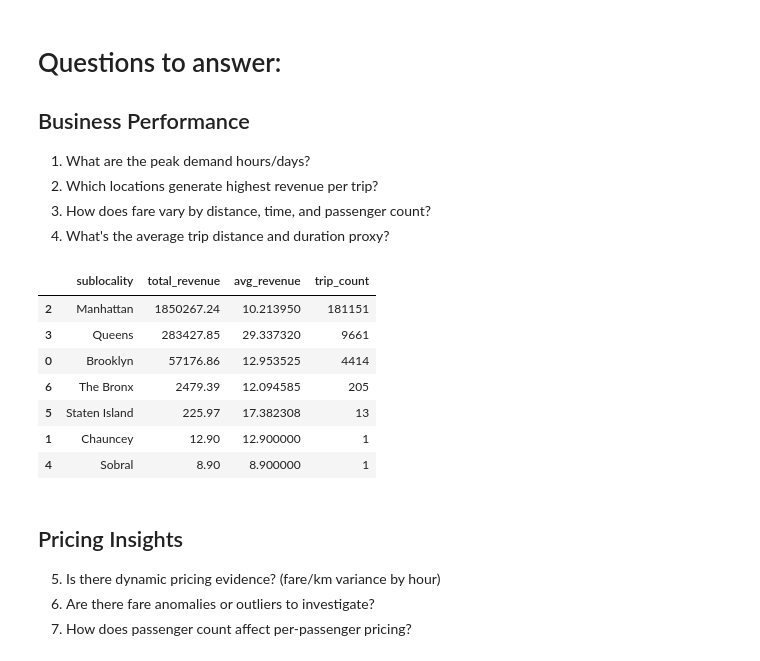
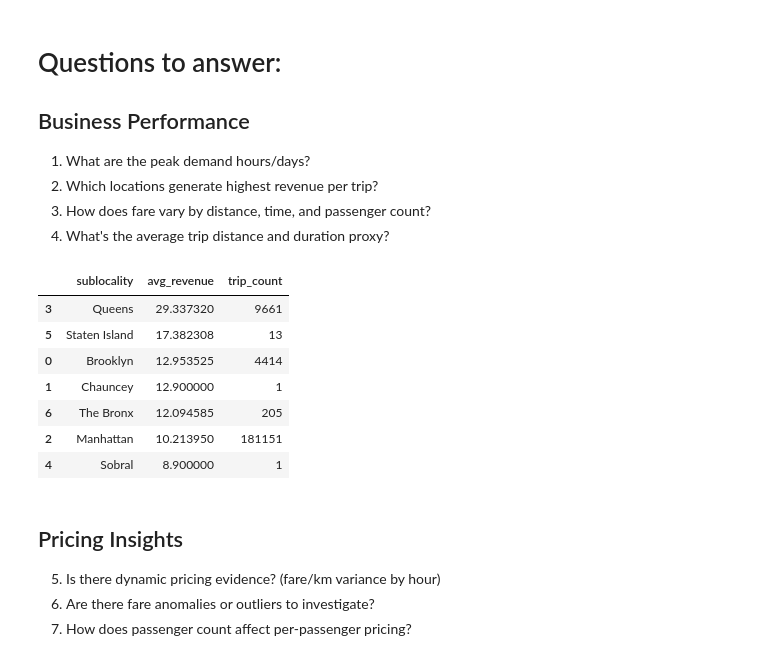
Before and after one commit to necromet/Uber-Fares-Analysis, a Jupyter notebook: uber-fares-analysis.ipynb, the cells around one changed output. Saved outputs shown, nothing was run; the diff lists cells and outputs as text; code cells hidden in the pictures.

```diff
--- a/uber-fares-analysis.ipynb
+++ b/uber-fares-analysis.ipynb
@@ -43,21 +43,20 @@ fig.show()
 # %%
 # Calculate total and average revenue per pickup location (rounded coordinates for grouping)
 pickup_revenue = df.groupby(['sublocality']).agg(
-    total_revenue=('fare_amount', 'sum'),
     avg_revenue=('fare_amount', 'mean'),
     trip_count=('fare_amount', 'count')
 ).reset_index()
 
-pickup_revenue.sort_values('total_revenue', ascending=False).head(10)
+pickup_revenue.sort_values('avg_revenue', ascending=False).head(10)
 # %% [output]
-|  | sublocality | total_revenue | avg_revenue | trip_count |
-| 2 | Manhattan | 1850267.24 | 10.213950 | 181151 |
-| 3 | Queens | 283427.85 | 29.337320 | 9661 |
-| 0 | Brooklyn | 57176.86 | 12.953525 | 4414 |
-| 6 | The Bronx | 2479.39 | 12.094585 | 205 |
-| 5 | Staten Island | 225.97 | 17.382308 | 13 |
-| 1 | Chauncey | 12.90 | 12.900000 | 1 |
-| 4 | Sobral | 8.90 | 8.900000 | 1 |
+|  | sublocality | avg_revenue | trip_count |
+| 3 | Queens | 29.337320 | 9661 |
+| 5 | Staten Island | 17.382308 | 13 |
+| 0 | Brooklyn | 12.953525 | 4414 |
+| 1 | Chauncey | 12.900000 | 1 |
+| 6 | The Bronx | 12.094585 | 205 |
+| 2 | Manhattan | 10.213950 | 181151 |
+| 4 | Sobral | 8.900000 | 1 |
 # %%
 import plotly.graph_objects as go
 
```
